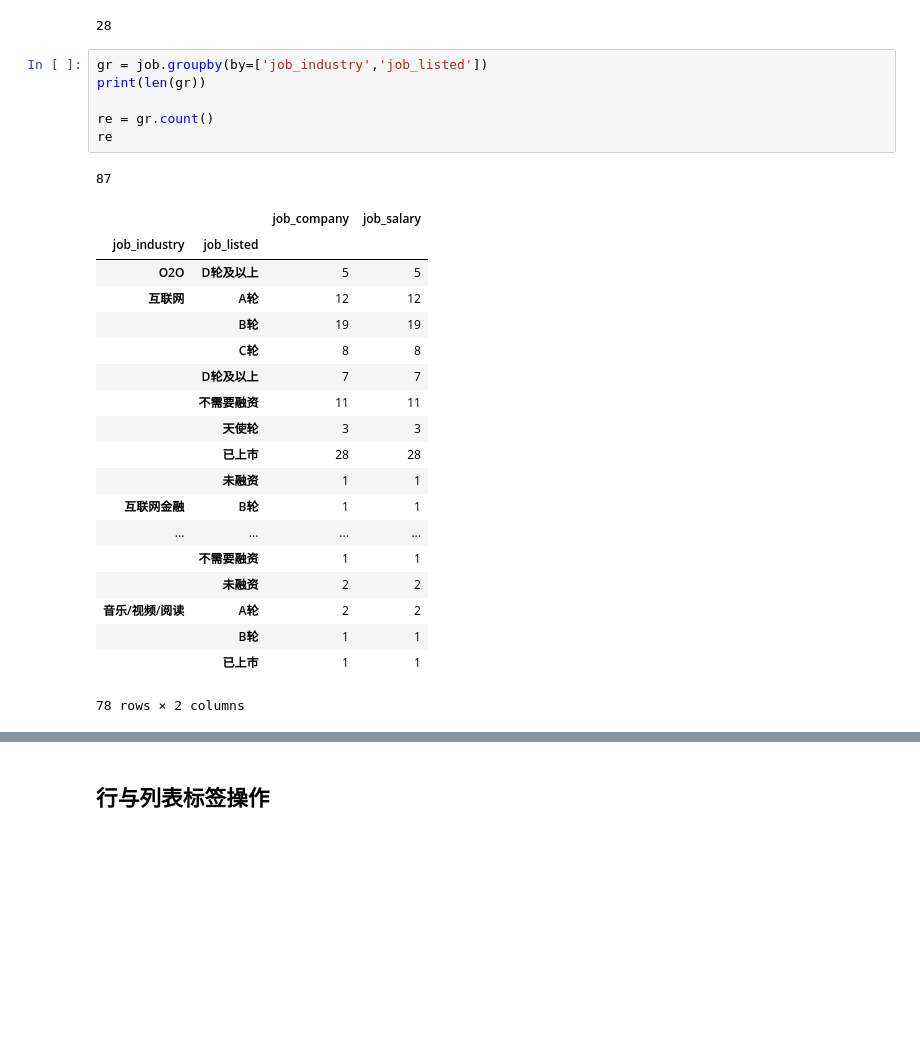
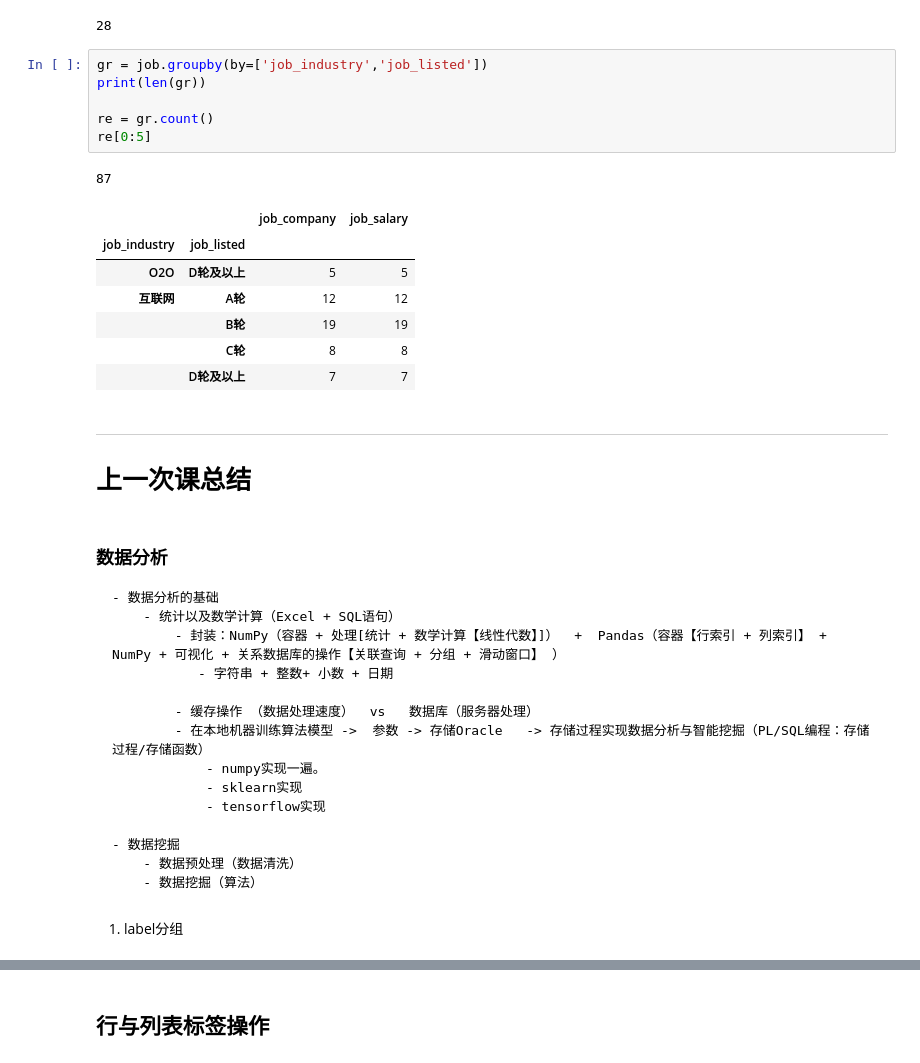
Before and after one commit to QiangAI/ClassCodes, a Jupyter notebook: day21/day21_数据分析pandas.ipynb, the cells around one changed output, grey strips where cells are left out. Cells and saved outputs as stored; diff of their text form; blank space fills up the shorter version.

Commit message:
Pandas数据分析

```diff
--- a/day21/day21_数据分析pandas.ipynb
+++ b/day21/day21_数据分析pandas.ipynb
@@ -1423,27 +1423,37 @@ print(len(gr))
 # %%
 gr = job.groupby(by=['job_industry','job_listed'])
 print(len(gr))
 
 re = gr.count()
-re
+re[0:5]
 # %% [output]
 87
 |  |  | job_company | job_salary |
 | job_industry | job_listed |  |  |
 | O2O | D轮及以上 | 5 | 5 |
 | 互联网 | A轮 | 12 | 12 |
 |  | B轮 | 19 | 19 |
 |  | C轮 | 8 | 8 |
 |  | D轮及以上 | 7 | 7 |
-|  | 不需要融资 | 11 | 11 |
-|  | 天使轮 | 3 | 3 |
-|  | 已上市 | 28 | 28 |
-|  | 未融资 | 1 | 1 |
-| 互联网金融 | B轮 | 1 | 1 |
-| ... | ... | ... | ... |
-|  | 不需要融资 | 1 | 1 |
-|  | 未融资 | 2 | 2 |
-| 音乐/视频/阅读 | A轮 | 2 | 2 |
-|  | B轮 | 1 | 1 |
-|  | 已上市 | 1 | 1 |
-78 rows × 2 columns
+# %% [markdown]
+-----
+
+# 上一次课总结
+# %% [markdown]
+### 数据分析
+    - 数据分析的基础
+        - 统计以及数学计算（Excel + SQL语句）
+            - 封装：NumPy（容器 + 处理[统计 + 数学计算【线性代数】]）  +  Pandas（容器【行索引 + 列索引】 + NumPy + 可视化 + 关系数据库的操作【关联查询 + 分组 + 滑动窗口】 ）
+               - 字符串 + 整数+ 小数 + 日期
+
+            - 缓存操作 （数据处理速度）  vs   数据库（服务器处理）
+            - 在本地机器训练算法模型 ->  参数 -> 存储Oracle   -> 存储过程实现数据分析与智能挖掘（PL/SQL编程：存储过程/存储函数）
+                - numpy实现一遍。
+                - sklearn实现
+                - tensorflow实现
+
+    - 数据挖掘
+        - 数据预处理（数据清洗）
+        - 数据挖掘（算法）
+# %% [markdown]
+1. label分组
```
Also changed, not shown: parts of 78 cells of this notebook, 3 other files.
